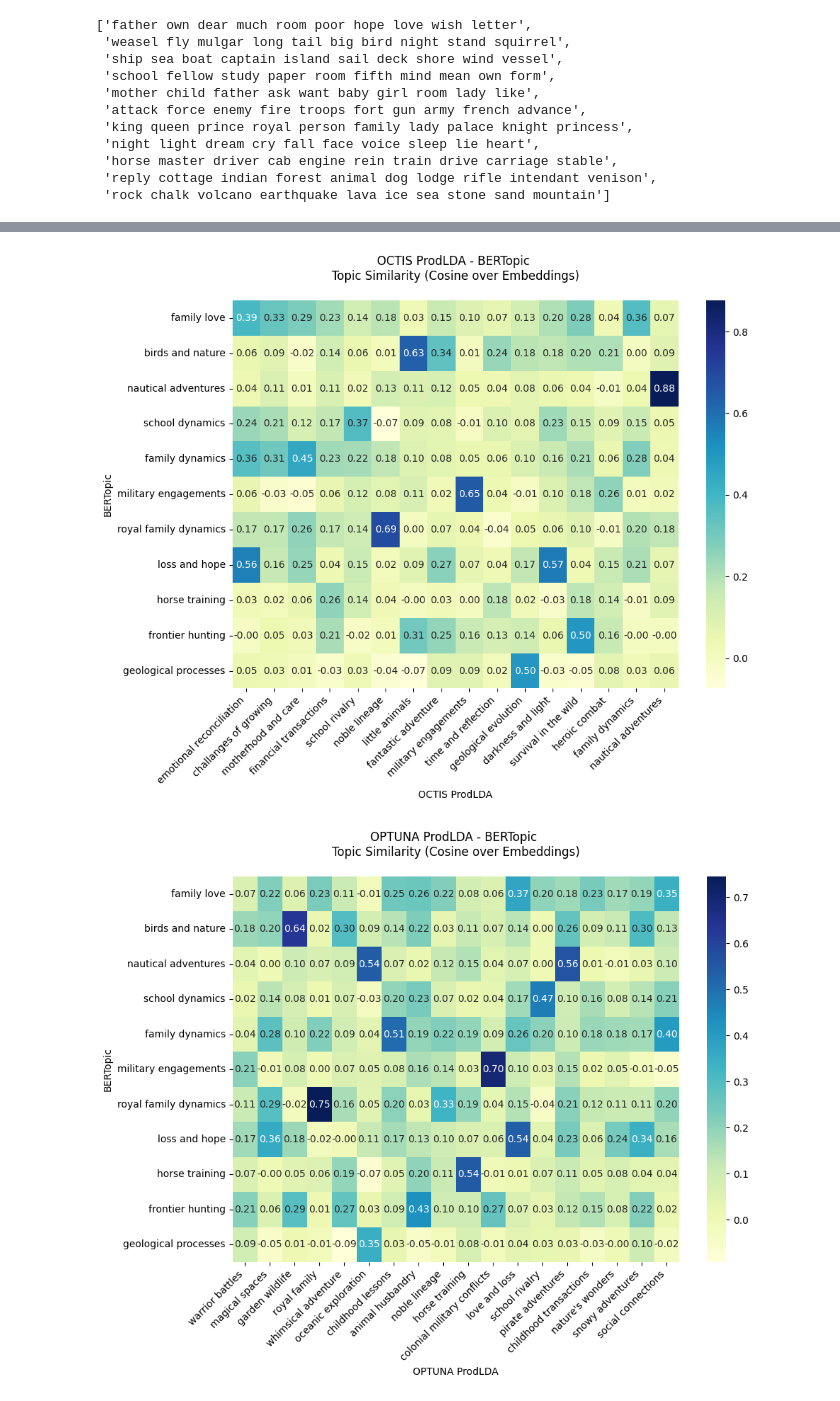
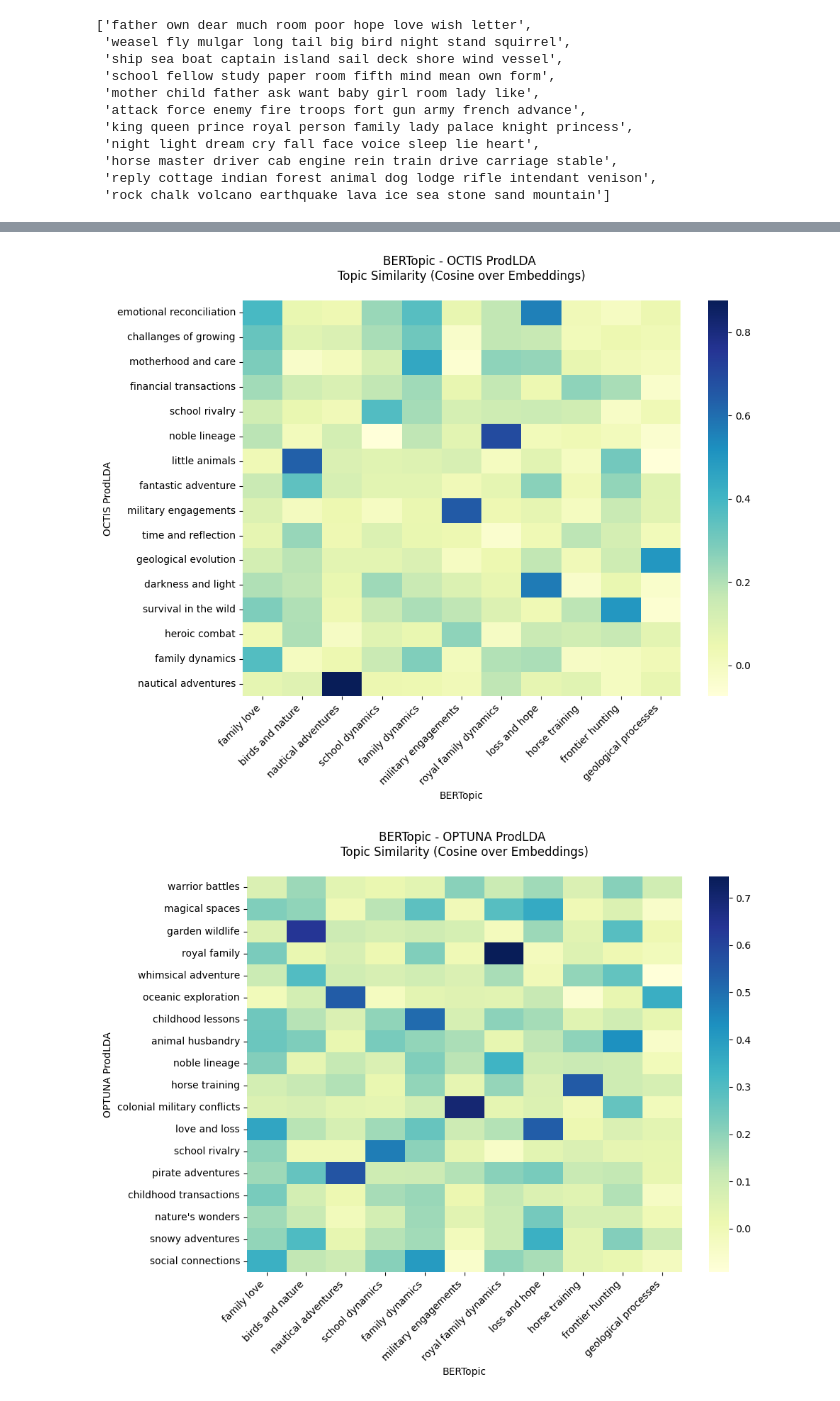
Before and after one commit to tonazzog/ChiLit_Topic_Modeling, a Jupyter notebook: 08 - Evaluation.ipynb, the cells around one changed output, grey strips where cells are left out. Cells and saved outputs as stored; diff of their text form; code cells hidden in the pictures.

```diff
--- a/08 - Evaluation.ipynb
+++ b/08 - Evaluation.ipynb
@@ -469,7 +469,7 @@ with open(optuna_folder + "/ProdLDA_Topic_Labels.json", 'r') as file:
 with open("./bertopic/BERTopic_Topic_Labels.json", 'r') as file:
   BERTopic_labels = json.load(file)
 # %%
-def topic_comparison_heatmap(x_topic_model, y_topic_model, x_topic_words, y_topic_words, x_topic_labels, y_topic_labels):
+def topic_comparison_heatmap(x_topic_model, y_topic_model, x_topic_words, y_topic_words, x_topic_labels, y_topic_labels, display_values=True):
 
     xticklabels = [value['primary_label'].lower() for key, value in x_topic_labels.items()]
     yticklabels = [value['primary_label'].lower() for key, value in y_topic_labels.items()]
@@ -486,7 +486,7 @@ def topic_comparison_heatmap(x_topic_model, y_topic_model, x_topic_words, y_topi
 
     # Heatmap of similarity matrix between ProdLDA and BERTopic topics
     plt.figure(figsize=(10, 8))
-    ax = sns.heatmap(sim_matrix, annot=True, cmap="YlGnBu", fmt=".2f",
+    ax = sns.heatmap(sim_matrix, annot=display_values, cmap="YlGnBu", fmt=".2f",
                 xticklabels=xticklabels,
                 yticklabels=yticklabels)
     ax.set_xticklabels(ax.get_xticklabels(), rotation=45, ha='right')
@@ -510,22 +511,25 @@ topic_comparison_heatmap(
 # %%
 topic_comparison_heatmap(
+    'BERTopic',
     'OCTIS ProdLDA',
-    'BERTopic',
+    BERTopic_topic_words,
     Octis_ProdLDA_topic_words,
-    BERTopic_topic_words,
+    BERTopic_labels,
     Octis_ProdLDA_labels,
-    BERTopic_labels
+    display_values=False
 )
 # %% [output]
-[figure, old version]
+[figure, new version]
 # %%
 topic_comparison_heatmap(
+    'BERTopic',
     'OPTUNA ProdLDA',
-    'BERTopic',
+    BERTopic_topic_words,
     Optuna_ProdLDA_topic_words,
-    BERTopic_topic_words,
+    BERTopic_labels,
     Optuna_ProdLDA_labels,
-    BERTopic_labels
+
+    display_values=False
 )
 # %% [output]
-[figure, old version]
+[figure, new version]
```
Also changed, not shown: parts of 3 cells of this notebook, 2 other files.
